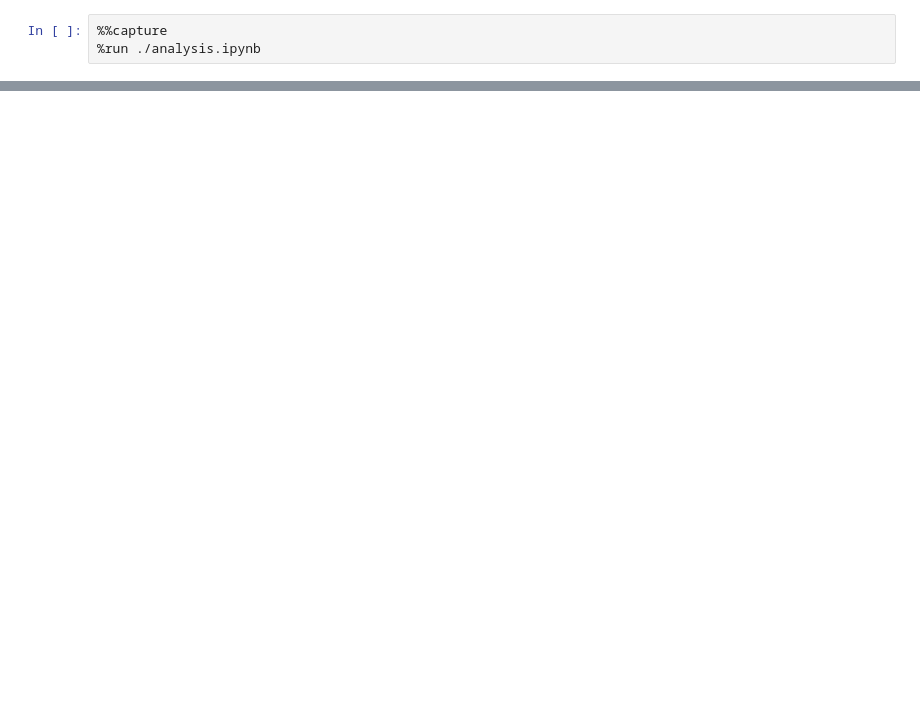
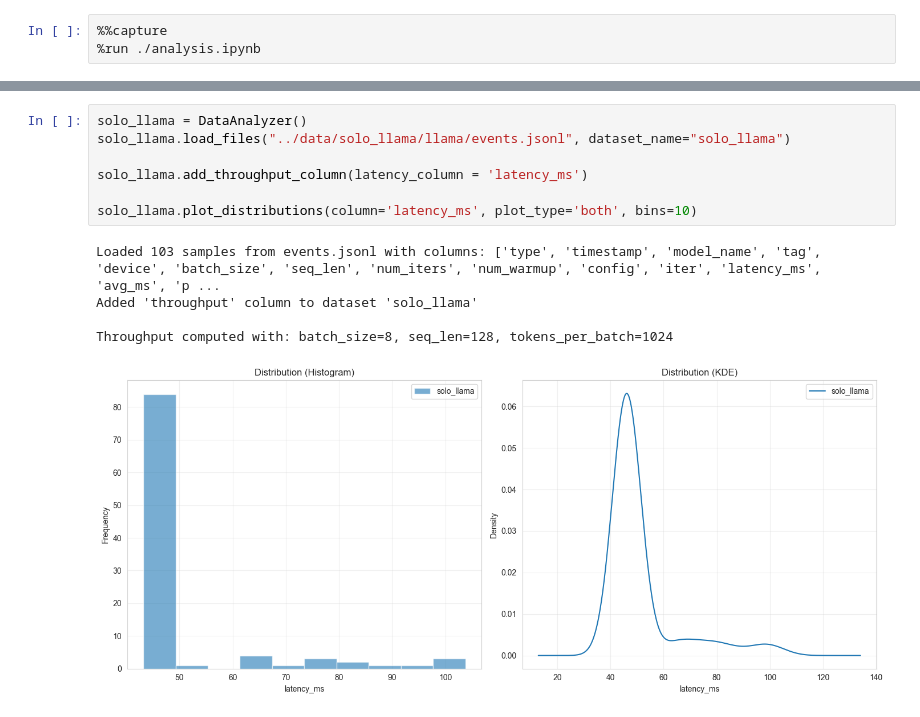
Before and after one commit to Ak33ra/15-418-final-project, a Jupyter notebook: notebooks/data_analysis.ipynb, the cells around one changed output, grey strips where cells are left out. Cells and saved outputs as stored; diff of their text form; blank space fills up the shorter version.

```diff
--- a/notebooks/data_analysis.ipynb
+++ b/notebooks/data_analysis.ipynb
@@ -16,0 +41,13 @@ Throughput computed with: batch_size=8, seq_len=128, tokens_per_batch=1024
+# %%
+solo_llama = DataAnalyzer()
+solo_llama.load_files("../data/solo_llama/llama/events.jsonl", dataset_name="solo_llama")
+
+solo_llama.add_throughput_column(latency_column = 'latency_ms')
+
+solo_llama.plot_distributions(column='latency_ms', plot_type='both', bins=10)
+# %% [output]
+Loaded 103 samples from events.jsonl with columns: ['type', 'timestamp', 'model_name', 'tag', 'device', 'batch_size', 'seq_len', 'num_iters', 'num_warmup', 'config', 'iter', 'latency_ms', 'avg_ms', 'p ...
+Added 'throughput' column to dataset 'solo_llama'
+
+Throughput computed with: batch_size=8, seq_len=128, tokens_per_batch=1024
+[figure, added]
```
Also changed, not shown: parts of 34 cells of this notebook, 6 other files.
